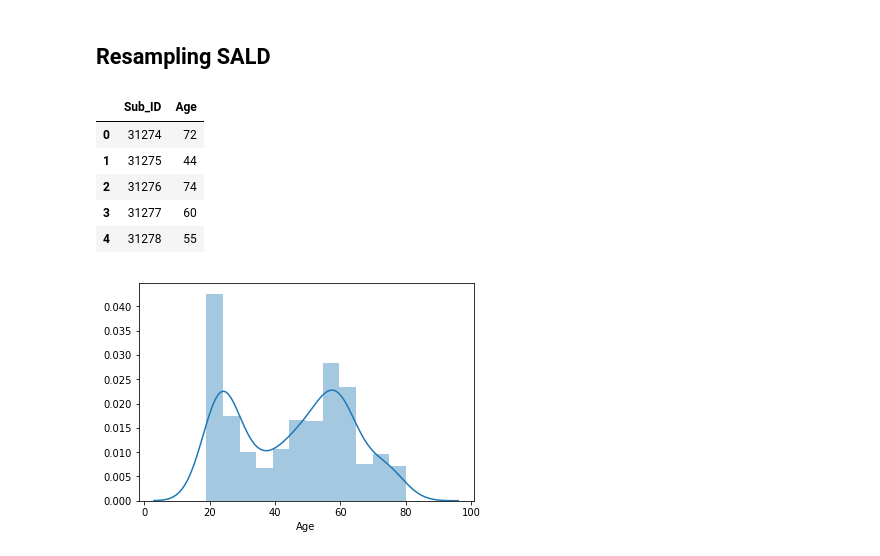
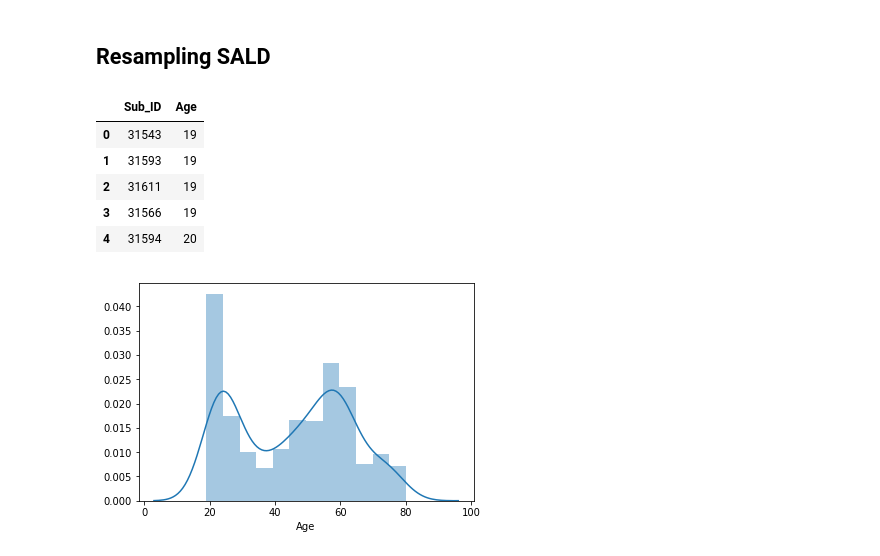
Before and after one commit to niniko1997/heudiconv_conversion, a Jupyter notebook: hypothesis_one.ipynb, the cells around one changed output. Saved outputs shown, nothing was run; the diff lists cells and outputs as text; code cells hidden in the pictures.

```diff
--- a/hypothesis_one.ipynb
+++ b/hypothesis_one.ipynb
@@ -287,14 +296,16 @@ pyplot.show()
 sald_pheno = pd.read_excel(sald_phenoFile)
 # %%
 sald_pheno = sald_pheno[['Sub_ID', 'Age']]
+sald_pheno = sald_pheno.sort_values(by='Age')
+sald_pheno = sald_pheno.set_index([np.arange(0, len(sald_pheno))])
 sald_pheno.head()
 # %% [output]
 |  | Sub_ID | Age |
-| 0 | 31274 | 72 |
-| 1 | 31275 | 44 |
-| 2 | 31276 | 74 |
-| 3 | 31277 | 60 |
-| 4 | 31278 | 55 |
+| 0 | 31543 | 19 |
+| 1 | 31593 | 19 |
+| 2 | 31611 | 19 |
+| 3 | 31566 | 19 |
+| 4 | 31594 | 20 |
 # %%
 sns.distplot(sald_pheno.Age, bins = num_bins(sald_pheno, "Age"), axlabel="Age")
 pyplot.show()
```
Also changed, not shown: parts of 16 cells of this notebook.
